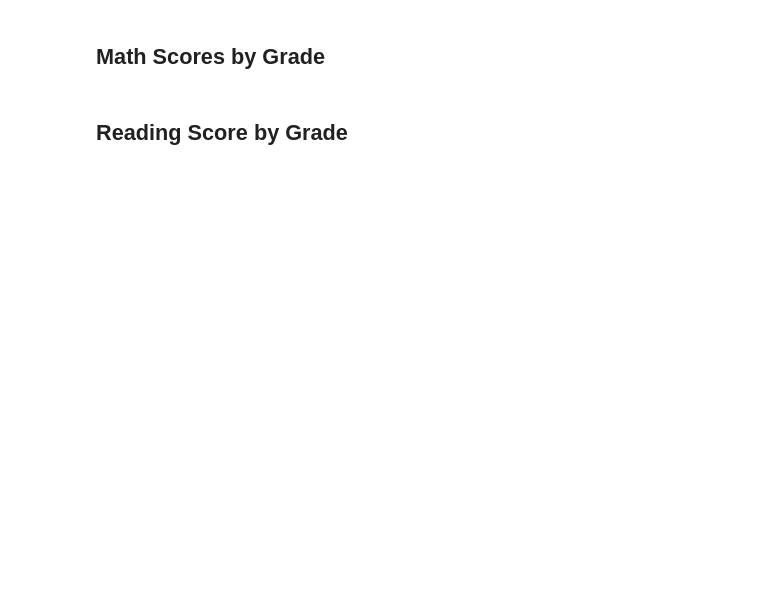
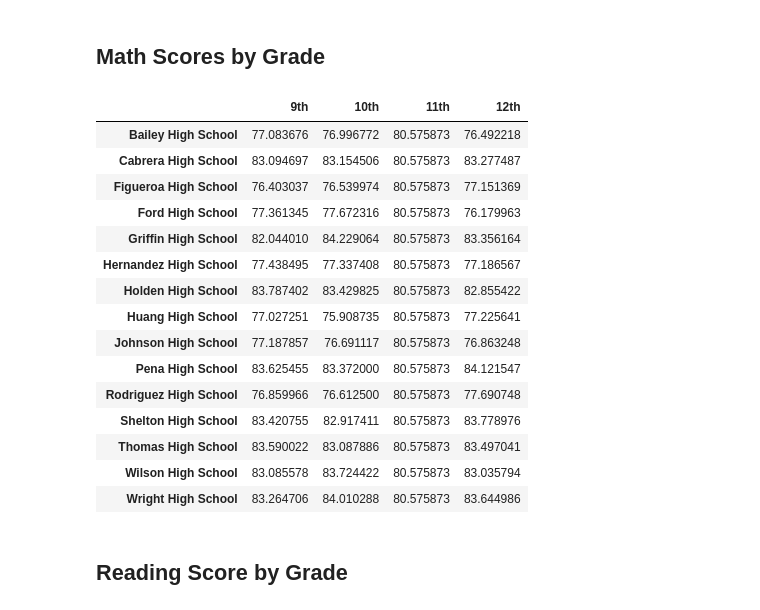
Before and after one commit to jennykardashov/pandas-challenge, a Jupyter notebook: PyCitySchools/PyCitySchools_starter.ipynb, the cells around one changed output. Cells and saved outputs as stored; diff of their text form; code cells hidden in the pictures; blank space fills up the shorter version.

```diff
--- a/PyCitySchools/PyCitySchools_starter.ipynb
+++ b/PyCitySchools/PyCitySchools_starter.ipynb
@@ -309,30 +330,52 @@ per_school_summary
 # %%
 # Use the code provided to separate the data by grade
 ninth_graders = school_data_complete[(school_data_complete["grade"] == "9th")]
 tenth_graders = school_data_complete[(school_data_complete["grade"] == "10th")]
 eleventh_graders = school_data_complete[(school_data_complete["grade"] == "11th")]
 twelfth_graders = school_data_complete[(school_data_complete["grade"] == "12th")]
 
 # Group by "school_name" and take the mean of each.
-ninth_graders_scores =
-tenth_graders_scores =
-eleventh_graders_scores =
-twelfth_graders_scores =
+ninth_graders_scores = ninth_graders.groupby(["school_name"]).mean()
+tenth_graders_scores = tenth_graders.groupby(["school_name"]).mean()
+eleventh_graders_scores = eleventh_graders.groupby(["school_name"]).mean()
+twelfth_graders_scores = twelfth_graders.groupby(["school_name"]).mean()
 
 # Use the code to select only the `math_score`.
 ninth_grade_math_scores = ninth_graders_scores["math_score"]
 tenth_grader_math_scores = tenth_graders_scores["math_score"]
 eleventh_grader_math_scores = eleventh_graders_scores.mean()["math_score"]
 twelfth_grader_math_scores = twelfth_graders_scores["math_score"]
 
 # Combine each of the scores above into single DataFrame called `math_scores_by_grade`
-
+math_scores_by_grade = pd.DataFrame({
+        "9th" : ninth_grade_math_scores,
+       "10th" : tenth_grader_math_scores,
+       "11th" : eleventh_grader_math_scores,
+       "12th" : twelfth_grader_math_scores
+})
 
 # Minor data wrangling
 math_scores_by_grade.index.name = None
 
 # Display the DataFrame
 math_scores_by_grade
+# %% [output]
+|  | 9th | 10th | 11th | 12th |
+| Bailey High School | 77.083676 | 76.996772 | 80.575873 | 76.492218 |
+| Cabrera High School | 83.094697 | 83.154506 | 80.575873 | 83.277487 |
+| Figueroa High School | 76.403037 | 76.539974 | 80.575873 | 77.151369 |
+| Ford High School | 77.361345 | 77.672316 | 80.575873 | 76.179963 |
+| Griffin High School | 82.044010 | 84.229064 | 80.575873 | 83.356164 |
+| Hernandez High School | 77.438495 | 77.337408 | 80.575873 | 77.186567 |
+| Holden High School | 83.787402 | 83.429825 | 80.575873 | 82.855422 |
+| Huang High School | 77.027251 | 75.908735 | 80.575873 | 77.225641 |
+| Johnson High School | 77.187857 | 76.691117 | 80.575873 | 76.863248 |
+| Pena High School | 83.625455 | 83.372000 | 80.575873 | 84.121547 |
+| Rodriguez High School | 76.859966 | 76.612500 | 80.575873 | 77.690748 |
+| Shelton High School | 83.420755 | 82.917411 | 80.575873 | 83.778976 |
+| Thomas High School | 83.590022 | 83.087886 | 80.575873 | 83.497041 |
+| Wilson High School | 83.085578 | 83.724422 | 80.575873 | 83.035794 |
+| Wright High School | 83.264706 | 84.010288 | 80.575873 | 83.644986 |
 # %% [markdown]
 ## Reading Score by Grade
 # %%
```
Also changed, not shown: parts of 15 cells of this notebook, 1 other file.
